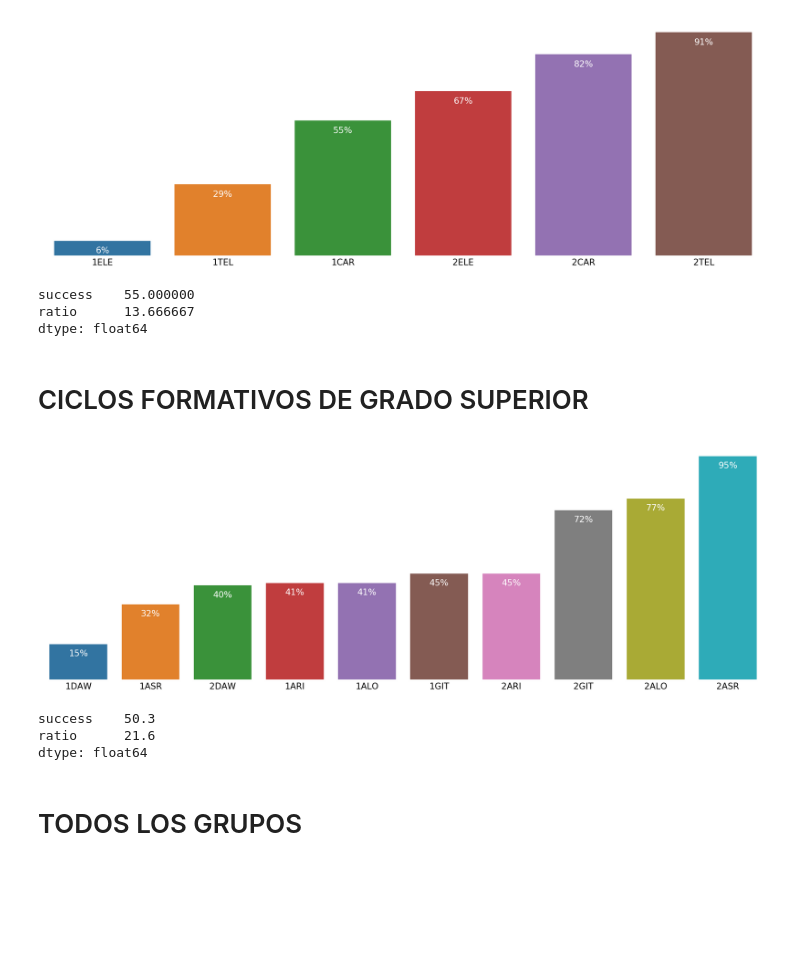
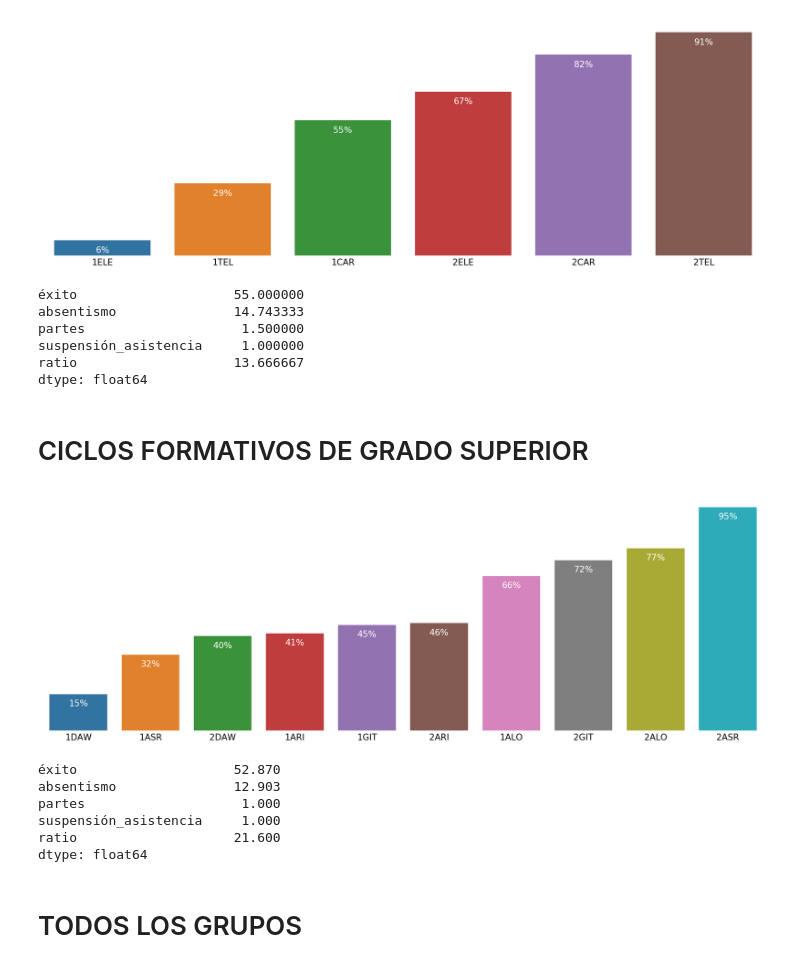
Before and after one commit to iespuertodelacruz/analitica, a Jupyter notebook: 2017-2018/eval1.ipynb, the cells around one changed output. Drawn from its saved outputs; the diff is of its cells as text; code cells hidden in the pictures; blank space fills up the shorter version.

```diff
--- a/2017-2018/eval1.ipynb
+++ b/2017-2018/eval1.ipynb
@@ -21,17 +21,17 @@ df.head()
 def get_data_by_stages(stages):
     if not isinstance(stages, list):
         stages = [stages]
-    return df[df["stage"].isin(stages)]
+    return df[df["etapa"].isin(stages)]
 # %%
 def draw_academic_rate(df, fontsize=20, value_margin=3):
     plt.figure(figsize=(30, 10), dpi=96)
-    sns.barplot(df.index, df["success"])
+    sns.barplot(df.index, df["éxito"])
     plt.xlabel("")
     plt.ylabel("")
     plt.xticks(fontsize=fontsize)
     ax = plt.gca()
     # show rate percentage on bars
-    for i, value in enumerate(df["success"]):
+    for i, value in enumerate(df["éxito"]):
         ax.text(i, value - value_margin,
                 f"{value:,.0f}%", ha="center", fontsize=fontsize, color="w")
     # hide chart frame
@@ -76,21 +82,27 @@ draw_academic_rate(df_CFGM.sort_values("success"), value_margin=5)
 # %%
 df_CFGM.mean()
 # %% [output]
-success    55.000000
-ratio      13.666667
+éxito                    55.000000
+absentismo               14.743333
+partes                    1.500000
+suspensión_asistencia     1.000000
+ratio                    13.666667
 dtype: float64
 # %% [markdown]
 # CICLOS FORMATIVOS DE GRADO SUPERIOR
 # %%
 df_CFGS = get_data_by_stages("CFGS")
-draw_academic_rate(df_CFGS.sort_values("success"), value_margin=5)
+draw_academic_rate(df_CFGS.sort_values("éxito"), value_margin=5)
 # %% [output]
-[figure, old version]
+[figure, new version]
 # %%
 df_CFGS.mean()
 # %% [output]
-success    50.3
-ratio      21.6
+éxito                    52.870
+absentismo               12.903
+partes                    1.000
+suspensión_asistencia     1.000
+ratio                    21.600
 dtype: float64
 # %% [markdown]
 # TODOS LOS GRUPOS
```
Also changed, not shown: parts of 15 cells of this notebook, 1 other file.
